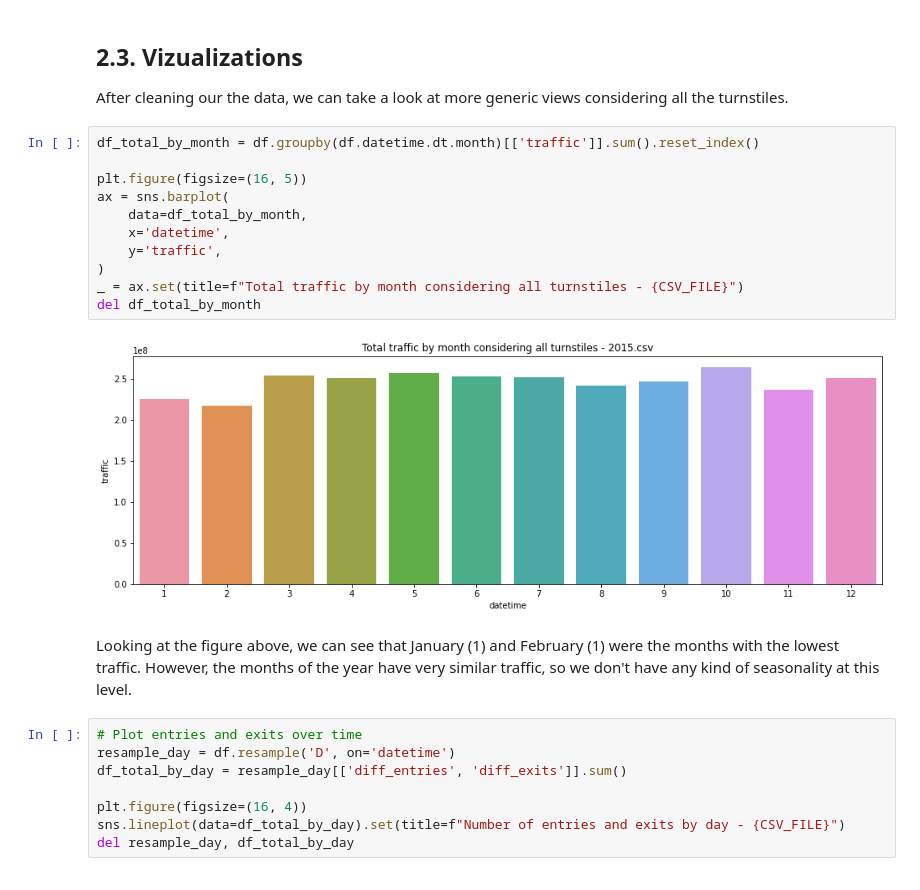
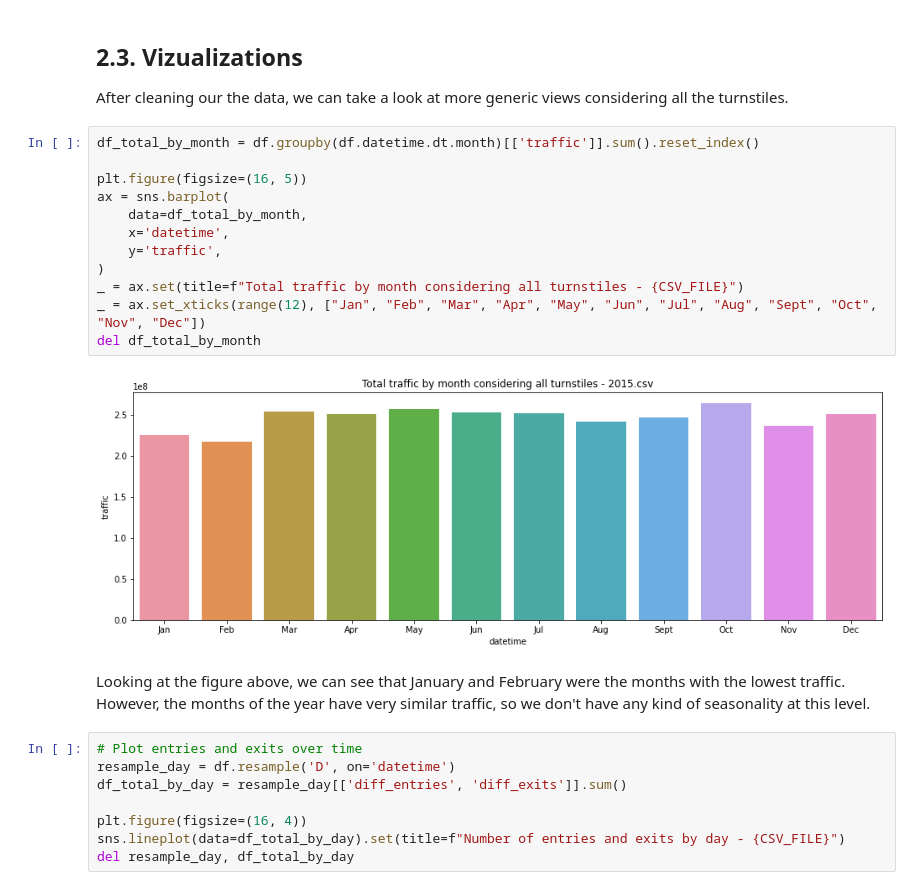
Before and after one commit to esgario/nyc-metro-forecasting, a Jupyter notebook: 1_exploratory_data_analysis.ipynb, the cells around one changed output. Drawn from its saved outputs; the diff is of its cells as text.

```diff
--- a/1_exploratory_data_analysis.ipynb
+++ b/1_exploratory_data_analysis.ipynb
@@ -189,18 +193,19 @@ After cleaning our the data, we can take a look at more generic views considerin
 # %%
 df_total_by_month = df.groupby(df.datetime.dt.month)[['traffic']].sum().reset_index()
 
 plt.figure(figsize=(16, 5))
 ax = sns.barplot(
     data=df_total_by_month,
     x='datetime',
     y='traffic',
 )
 _ = ax.set(title=f"Total traffic by month considering all turnstiles - {CSV_FILE}")
+_ = ax.set_xticks(range(12), ["Jan", "Feb", "Mar", "Apr", "May", "Jun", "Jul", "Aug", "Sept", "Oct", "Nov", "Dec"])
 del df_total_by_month
 # %% [output]
-[figure, old version]
+[figure, new version]
 # %% [markdown]
-Looking at the figure above, we can see that January (1) and February (1) were the months with the lowest traffic. However, the months of the year have very similar traffic, so we don't have any kind of seasonality at this level.
+Looking at the figure above, we can see that January and February were the months with the lowest traffic. However, the months of the year have very similar traffic, so we don't have any kind of seasonality at this level.
 # %%
 # Plot entries and exits over time
 resample_day = df.resample('D', on='datetime')
```
Also changed, not shown: parts of 3 cells of this notebook.
